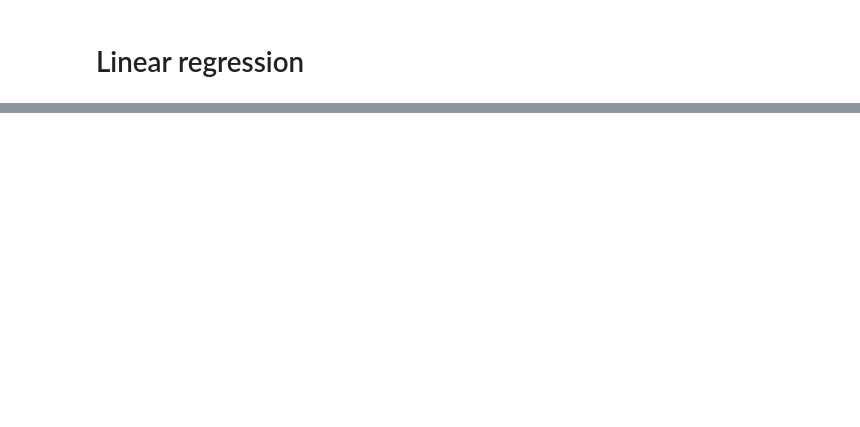
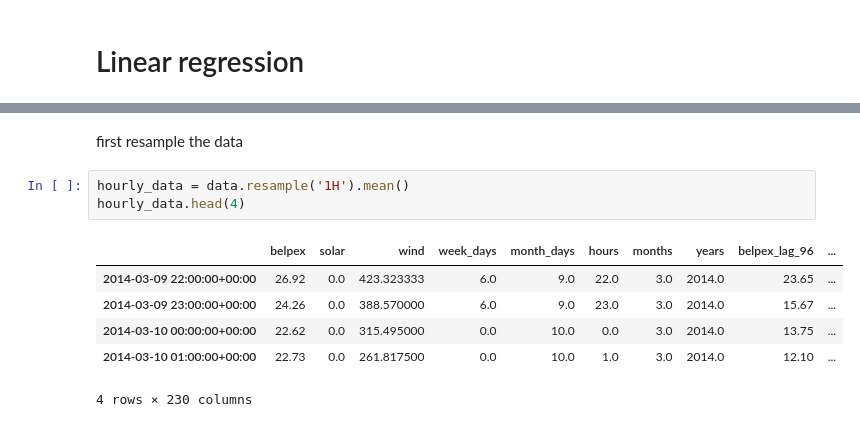
Before and after one commit to thijsp/Machine-Learning-in-Power-Systems, a Jupyter notebook: machine_learning.ipynb, the cells around one changed output, grey strips where cells are left out. Saved outputs shown, nothing was run; the diff lists cells and outputs as text; blank space fills up the shorter version.

```diff
--- a/machine_learning.ipynb
+++ b/machine_learning.ipynb
@@ -222,0 +239,12 @@ plt.show()
+# %% [markdown]
+first resample the data
+# %%
+hourly_data = data.resample('1H').mean()
+hourly_data.head(4)
+# %% [output]
+|  | belpex | solar | wind | week_days | month_days | hours | months | years | belpex_lag_96 | ... |
+| 2014-03-09 22:00:00+00:00 | 26.92 | 0.0 | 423.323333 | 6.0 | 9.0 | 22.0 | 3.0 | 2014.0 | 23.65 | ... |
+| 2014-03-09 23:00:00+00:00 | 24.26 | 0.0 | 388.570000 | 6.0 | 9.0 | 23.0 | 3.0 | 2014.0 | 15.67 | ... |
+| 2014-03-10 00:00:00+00:00 | 22.62 | 0.0 | 315.495000 | 0.0 | 10.0 | 0.0 | 3.0 | 2014.0 | 13.75 | ... |
+| 2014-03-10 01:00:00+00:00 | 22.73 | 0.0 | 261.817500 | 0.0 | 10.0 | 1.0 | 3.0 | 2014.0 | 12.10 | ... |
+4 rows × 230 columns
```
Also changed, not shown: parts of 17 cells of this notebook.
